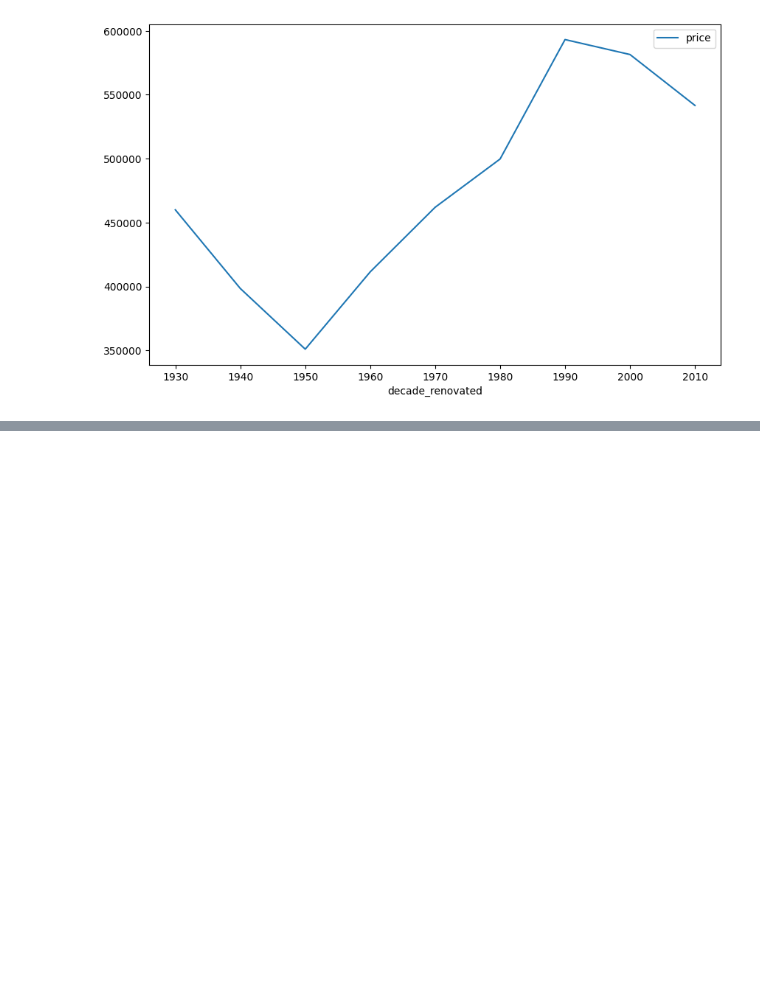
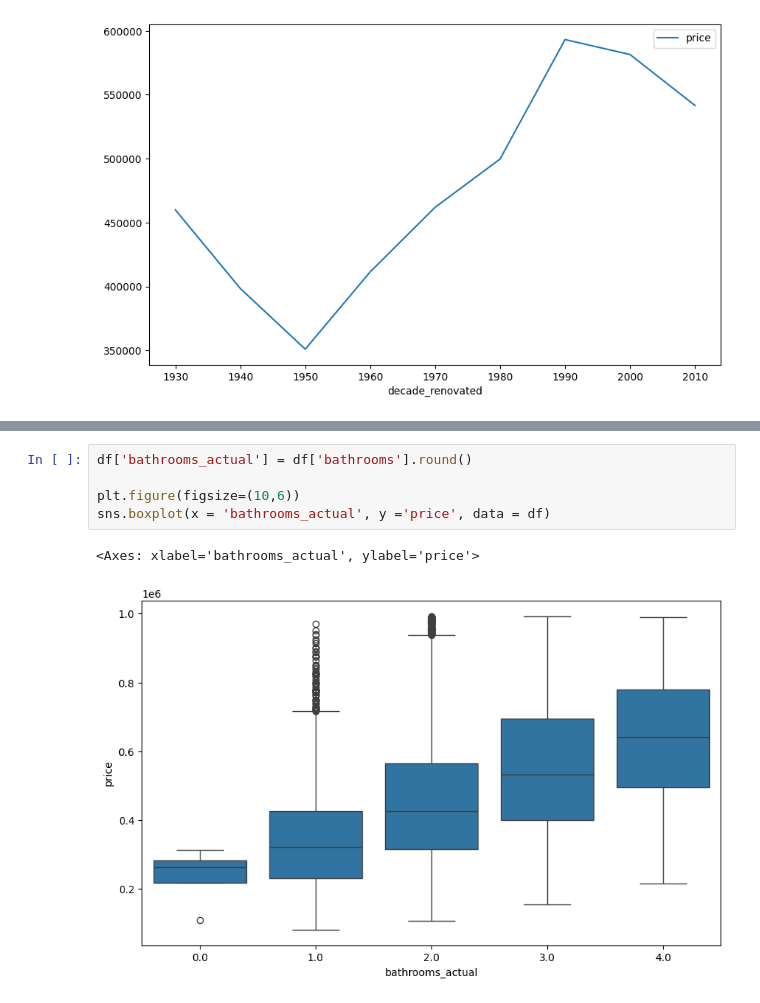
Before and after one commit to NiallGF/First-data-project, a Jupyter notebook: Kaggle Project/Workbooks/eda (iteration 2).ipynb, the cells around one changed output, grey strips where cells are left out. Cells and saved outputs as stored; diff of their text form; blank space fills up the shorter version.

```diff
--- a/Kaggle Project/Workbooks/eda (iteration 2).ipynb
+++ b/Kaggle Project/Workbooks/eda (iteration 2).ipynb
@@ -62,0 +87,8 @@ See the caveats in the documentation: https://pandas.pydata.org/pandas-docs/stab
+# %%
+df['bathrooms_actual'] = df['bathrooms'].round()
+
+plt.figure(figsize=(10,6))
+sns.boxplot(x = 'bathrooms_actual', y ='price', data = df)
+# %% [output]
+<Axes: xlabel='bathrooms_actual', ylabel='price'>
+[figure, added]
```
Also changed, not shown: parts of 8 cells of this notebook, 1 other file.
